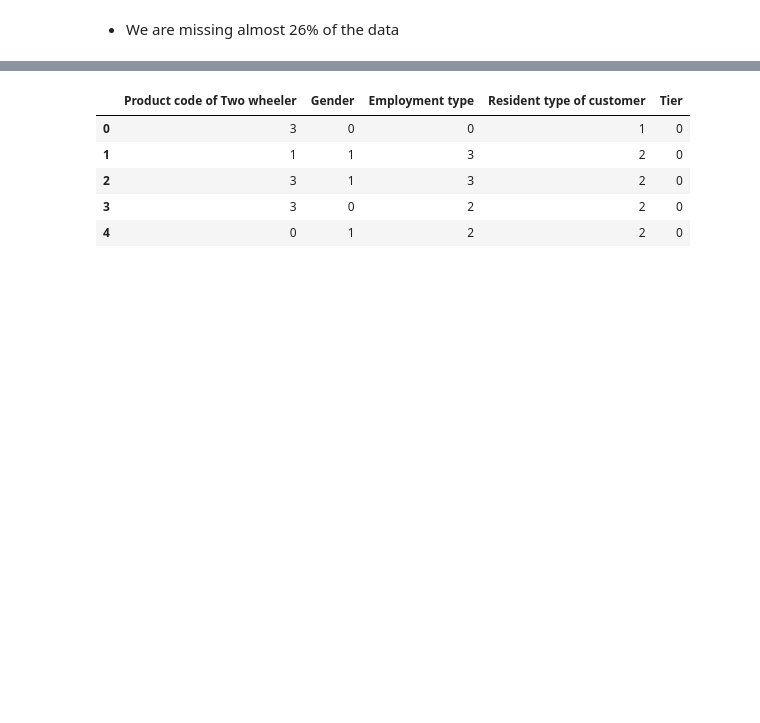
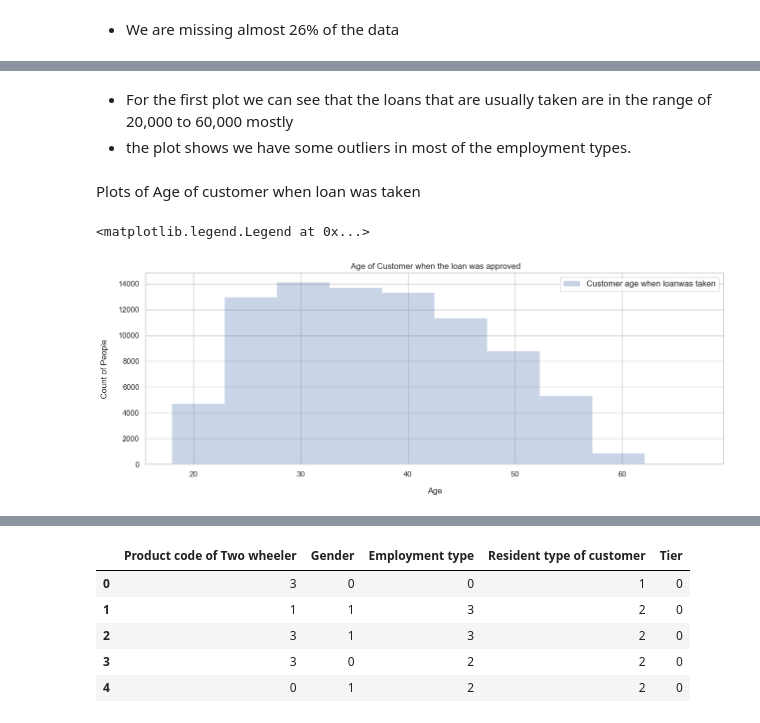
Before and after one commit to memmar1/Machine-Learning, a Jupyter notebook: Machine_Learning/03. week3_Project/Credit_risk_modeling.ipynb, the cells around one changed output, grey strips where cells are left out. Cells and saved outputs as stored; diff of their text form; code cells hidden in the pictures; blank space fills up the shorter version.

```diff
--- a/Machine_Learning/03. week3_Project/Credit_risk_modeling.ipynb
+++ b/Machine_Learning/03. week3_Project/Credit_risk_modeling.ipynb
@@ -286,0 +182,18 @@ numerical.columns[numerical.isnull().any()].tolist()
+# %% [markdown]
+- For the first plot we can see that the loans that are usually taken are in the range of 20,000 to 60,000 mostly
+- the plot shows we have some outliers in most of the employment types.
+# %% [markdown]
+Plots of Age of customer when loan was taken
+# %%
+##Age- age at which the client took the loan
+plt.figure(figsize=(15,5))
+
+#bar plot
+Loan_renamed['Customer age when loanwas taken'].plot(kind='hist',color='b',alpha=0.3, edgecolor='none')
+plt.xlabel("Age", labelpad=14)
+plt.ylabel("Count of People", labelpad=14)
+plt.title(" Age of Customer when the loan was approved")
+plt.legend(loc="best",prop={"size":12})
+# %% [output]
+<matplotlib.legend.Legend at 0x...>
+[figure, added]
```
Also changed, not shown: parts of 109 cells of this notebook.
